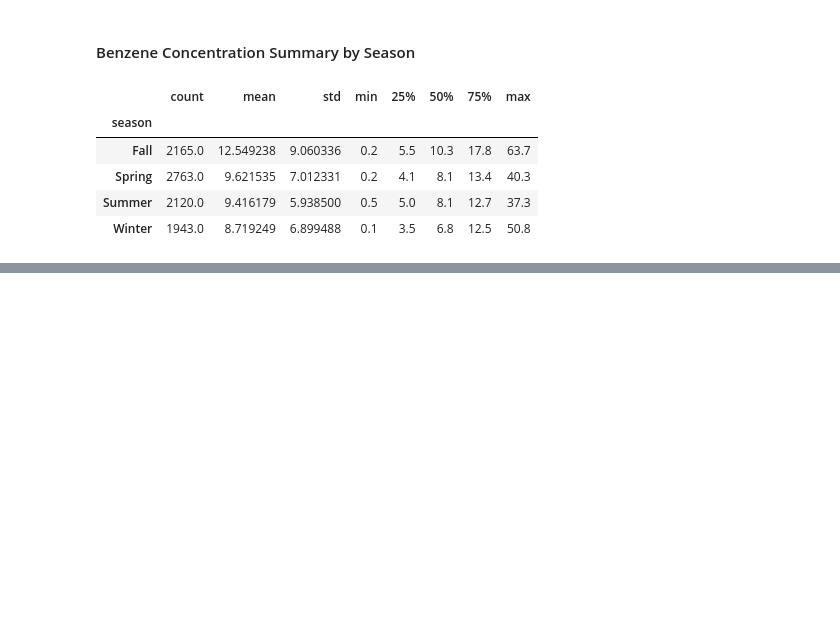
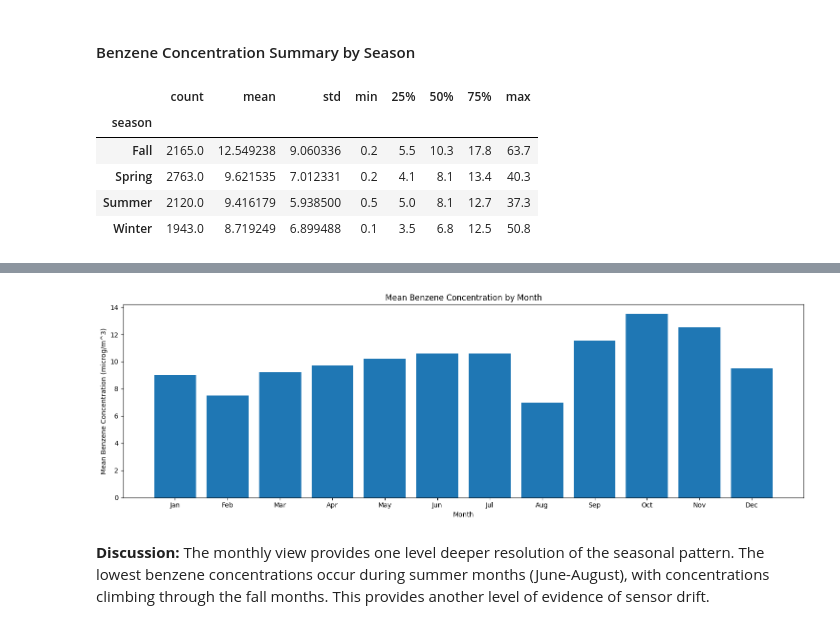
Before and after one commit to HannahShaw21/ST-554-Project1, a Jupyter notebook: Task2/Project_1_Task_2_David_Pressley.ipynb, the cells around one changed output, grey strips where cells are left out. Saved outputs shown, nothing was run; the diff lists cells and outputs as text; code cells hidden in the pictures; blank space fills up the shorter version.

```diff
--- a/Task2/Project_1_Task_2_David_Pressley.ipynb
+++ b/Task2/Project_1_Task_2_David_Pressley.ipynb
@@ -637,0 +662,21 @@ plt.show()
+# %%
+# monthly average benzene
+monthly_mean = benzene_analysis_df.groupby("month")[target_col].mean()
+
+month_labels = ["Jan", "Feb", "Mar", "Apr", "May", "Jun",
+                "Jul", "Aug", "Sep", "Oct", "Nov", "Dec"]
+
+# month_labels is zero-indexed, but month in the lambda func is 1 -12. [month -1] aligns with zero-based indexing
+monthly_mean.index = monthly_mean.index.map(lambda month: month_labels[month - 1])
+
+plt.subplots(figsize=(15, 5))
+plt.bar(monthly_mean.index, monthly_mean)
+plt.xlabel("Month")
+plt.ylabel("Mean Benzene Concentration (microg/m^3)")
+plt.title("Mean Benzene Concentration by Month")
+plt.tight_layout()
+plt.show()
+# %% [output]
+[figure, added]
+# %% [markdown]
+**Discussion:** The monthly view provides one level deeper resolution of the seasonal pattern. The lowest benzene concentrations occur during summer months (June-August), with concentrations climbing through the fall months. This provides another level of evidence of sensor drift.
```
Also changed, not shown: parts of 15 cells of this notebook.
